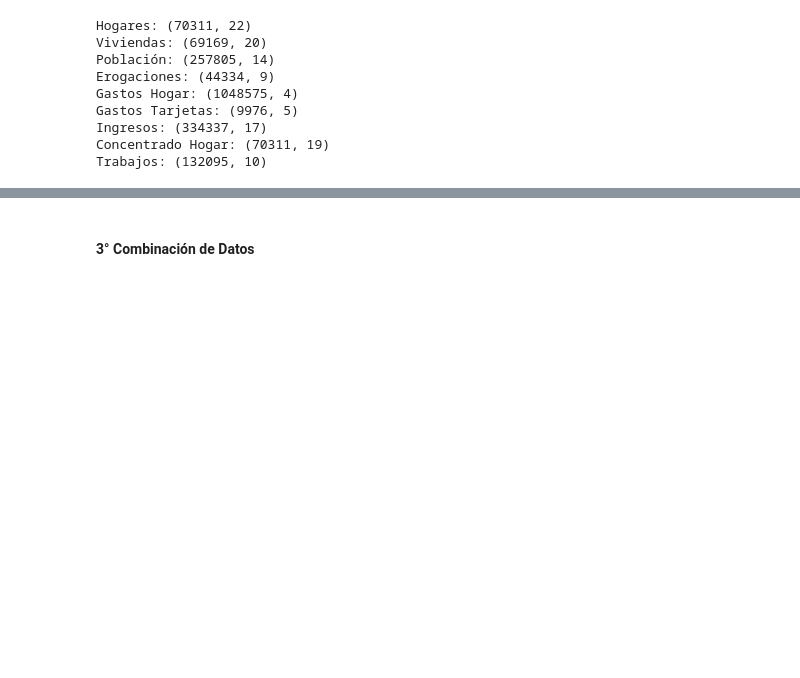
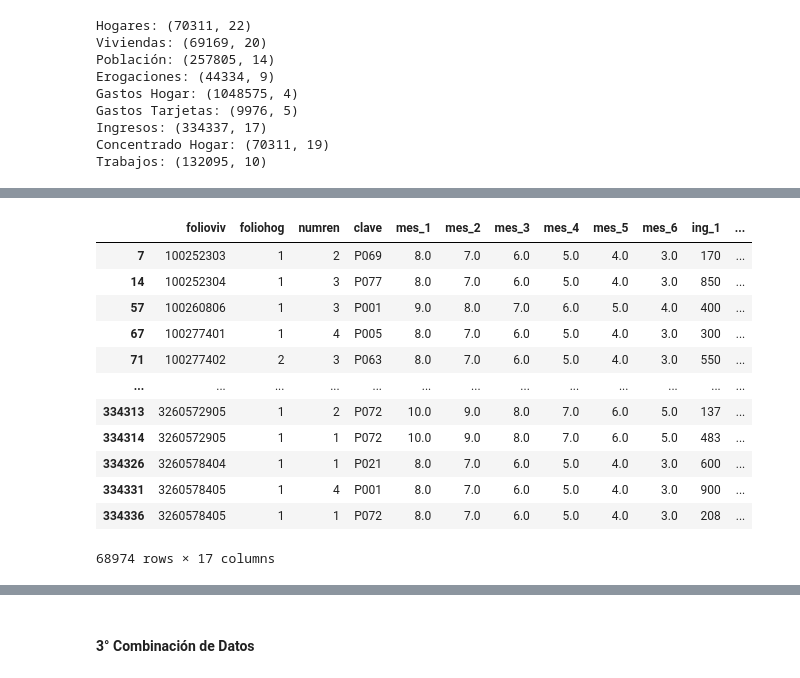
Before and after one commit to darmasrmez/ENIGH-project, a Jupyter notebook: EDA-CLEAN-ENIGH.ipynb, the cells around one changed output, grey strips where cells are left out. Cells and saved outputs as stored; diff of their text form; code cells hidden in the pictures; blank space fills up the shorter version.

```diff
--- a/EDA-CLEAN-ENIGH.ipynb
+++ b/EDA-CLEAN-ENIGH.ipynb
@@ -485,0 +496,16 @@ Trabajos: (132095, 10)
+# %%
+ingresos_enigh_copy[(ingresos_enigh_copy['ing_1'] > 0) & (ingresos_enigh_copy['ing_1'] < 1000)]
+# %% [output]
+|  | folioviv | foliohog | numren | clave | mes_1 | mes_2 | mes_3 | mes_4 | mes_5 | mes_6 | ing_1 | ... |
+| 7 | 100252303 | 1 | 2 | P069 | 8.0 | 7.0 | 6.0 | 5.0 | 4.0 | 3.0 | 170 | ... |
+| 14 | 100252304 | 1 | 3 | P077 | 8.0 | 7.0 | 6.0 | 5.0 | 4.0 | 3.0 | 850 | ... |
+| 57 | 100260806 | 1 | 3 | P001 | 9.0 | 8.0 | 7.0 | 6.0 | 5.0 | 4.0 | 400 | ... |
+| 67 | 100277401 | 1 | 4 | P005 | 8.0 | 7.0 | 6.0 | 5.0 | 4.0 | 3.0 | 300 | ... |
+| 71 | 100277402 | 2 | 3 | P063 | 8.0 | 7.0 | 6.0 | 5.0 | 4.0 | 3.0 | 550 | ... |
+| ... | ... | ... | ... | ... | ... | ... | ... | ... | ... | ... | ... | ... |
+| 334313 | 3260572905 | 1 | 2 | P072 | 10.0 | 9.0 | 8.0 | 7.0 | 6.0 | 5.0 | 137 | ... |
+| 334314 | 3260572905 | 1 | 1 | P072 | 10.0 | 9.0 | 8.0 | 7.0 | 6.0 | 5.0 | 483 | ... |
+| 334326 | 3260578404 | 1 | 1 | P021 | 8.0 | 7.0 | 6.0 | 5.0 | 4.0 | 3.0 | 600 | ... |
+| 334331 | 3260578405 | 1 | 4 | P001 | 8.0 | 7.0 | 6.0 | 5.0 | 4.0 | 3.0 | 900 | ... |
+| 334336 | 3260578405 | 1 | 1 | P072 | 8.0 | 7.0 | 6.0 | 5.0 | 4.0 | 3.0 | 208 | ... |
+68974 rows × 17 columns
```
Also changed, not shown: parts of 6 cells of this notebook, 1 other file.
